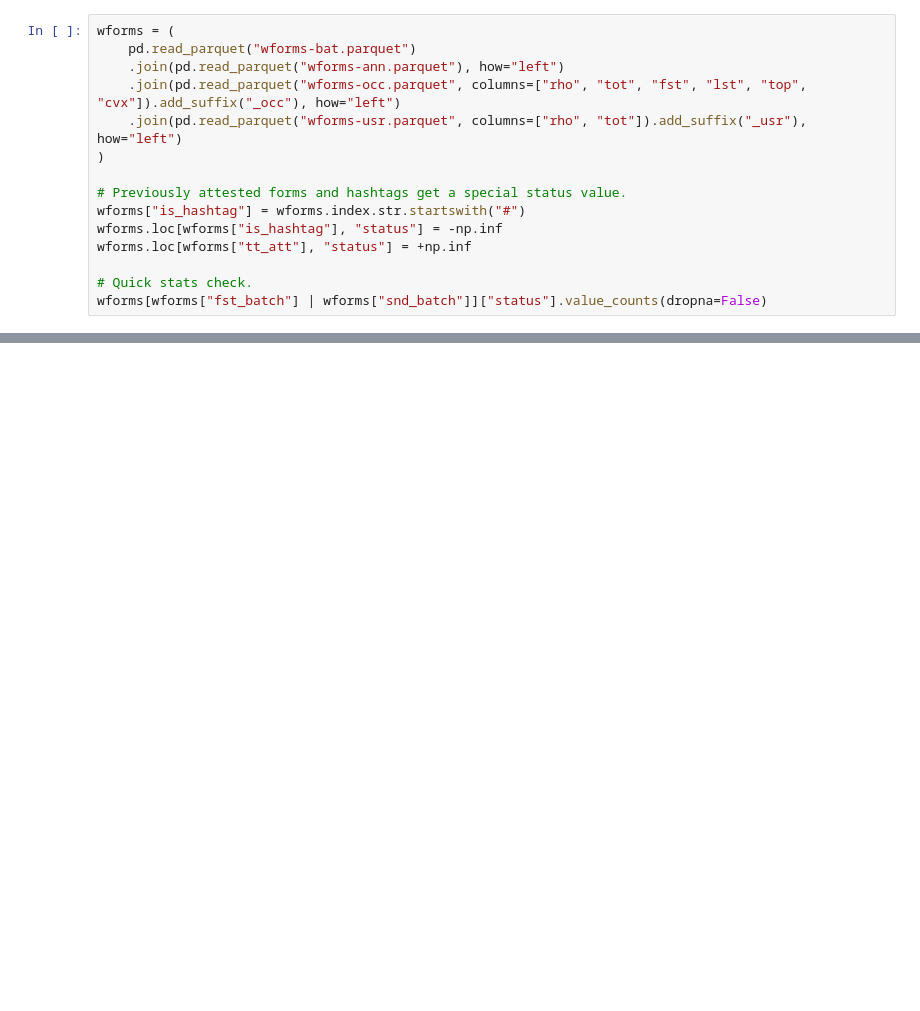
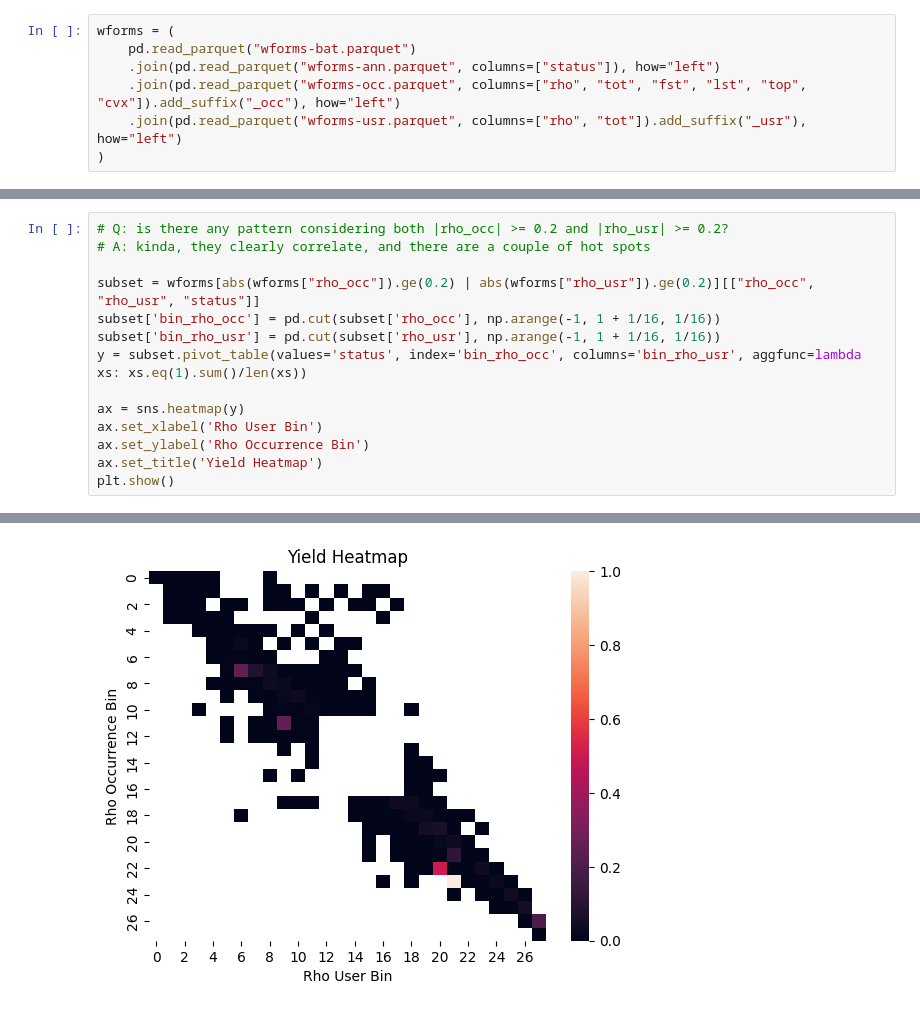
Before and after one commit to breviloquia-italica/pipeline, a Jupyter notebook: XX_benchmark-yield.ipynb, the cells around one changed output, grey strips where cells are left out. Cells and saved outputs as stored; diff of their text form; blank space fills up the shorter version.

```diff
--- a/XX_benchmark-yield.ipynb
+++ b/XX_benchmark-yield.ipynb
@@ -12,18 +13,10 @@ ProgressBar.enable()
 # %%
 wforms = (
     pd.read_parquet("wforms-bat.parquet")
-    .join(pd.read_parquet("wforms-ann.parquet"), how="left")
+    .join(pd.read_parquet("wforms-ann.parquet", columns=["status"]), how="left")
     .join(pd.read_parquet("wforms-occ.parquet", columns=["rho", "tot", "fst", "lst", "top", "cvx"]).add_suffix("_occ"), how="left")
     .join(pd.read_parquet("wforms-usr.parquet", columns=["rho", "tot"]).add_suffix("_usr"), how="left")
 )
-
-# Previously attested forms and hashtags get a special status value.
-wforms["is_hashtag"] = wforms.index.str.startswith("#")
-wforms.loc[wforms["is_hashtag"], "status"] = -np.inf
-wforms.loc[wforms["tt_att"], "status"] = +np.inf
-
-# Quick stats check.
-wforms[wforms["fst_batch"] | wforms["snd_batch"]]["status"].value_counts(dropna=False)
 # %% [output]
 UserWarning: Ray execution environment not yet initialized. Initializing...
 To remove this warning, run the following python code before doing dataframe operations:
@@ -546,0 +72,15 @@ plt.show()
+# %%
+# Q: is there any pattern considering both |rho_occ| >= 0.2 and |rho_usr| >= 0.2?
+# A: kinda, they clearly correlate, and there are a couple of hot spots
+
+subset = wforms[abs(wforms["rho_occ"]).ge(0.2) | abs(wforms["rho_usr"]).ge(0.2)][["rho_occ", "rho_usr", "status"]]
+subset['bin_rho_occ'] = pd.cut(subset['rho_occ'], np.arange(-1, 1 + 1/16, 1/16))
+subset['bin_rho_usr'] = pd.cut(subset['rho_usr'], np.arange(-1, 1 + 1/16, 1/16))
+y = subset.pivot_table(values='status', index='bin_rho_occ', columns='bin_rho_usr', aggfunc=lambda xs: xs.eq(1).sum()/len(xs))
+
+ax = sns.heatmap(y)
+ax.set_xlabel('Rho User Bin')
+ax.set_ylabel('Rho Occurrence Bin')
+ax.set_title('Yield Heatmap')
+plt.show()
+# %% [output]
@@ -546,0 +94 @@ plt.show()
+[figure, added]
```
Also changed, not shown: parts of 30 cells of this notebook.
